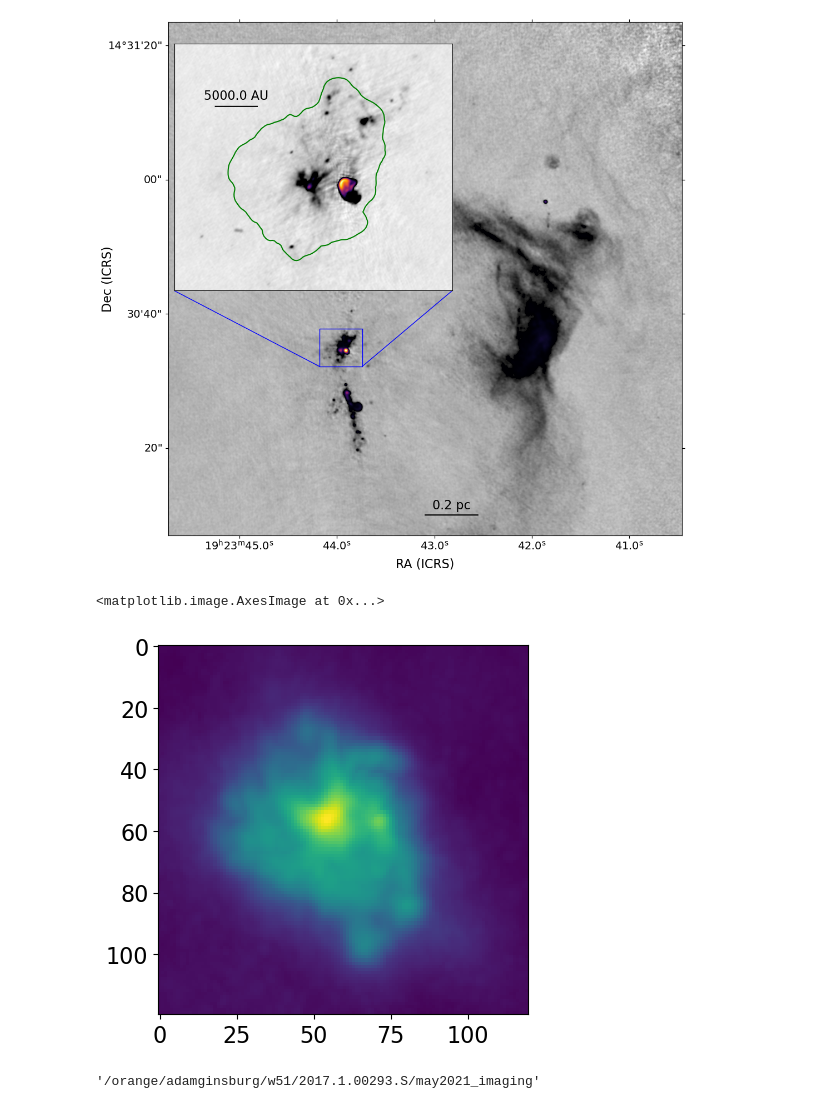
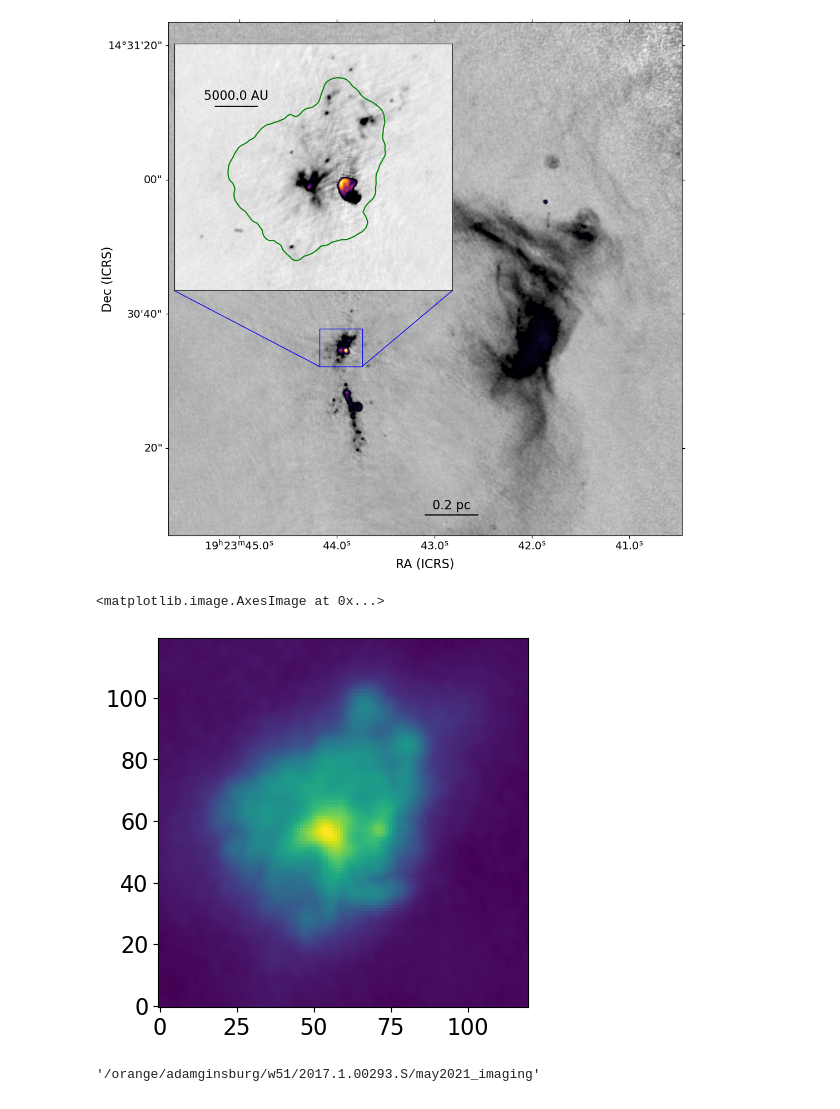
Before and after one commit to keflavich/w51-alma-longbaseline.2017.1.00293.S, a Jupyter notebook: may2021_imaging/ZoomFigure_E.ipynb, the cells around one changed output. Cells and saved outputs as stored; diff of their text form; code cells hidden in the pictures.

Commit message:
figures in notebook

```diff
--- a/may2021_imaging/ZoomFigure_E.ipynb
+++ b/may2021_imaging/ZoomFigure_E.ipynb
@@ -372,10 +395,10 @@ pl.savefig('W51-E_almaimf_lb_zoom_ch3ochocontour.png', bbox_inches='tight')
 # %% [output]
 [figure]
 # %%
-pl.imshow(ch3ocho.data)
+pl.imshow(ch3ocho.data, origin='lower')
 # %% [output]
 <matplotlib.image.AxesImage at 0x...>
-[figure, old version]
+[figure, new version]
 # %%
 pwd
 # %% [output]
```
Also changed, not shown: parts of 1 cell of this notebook.
